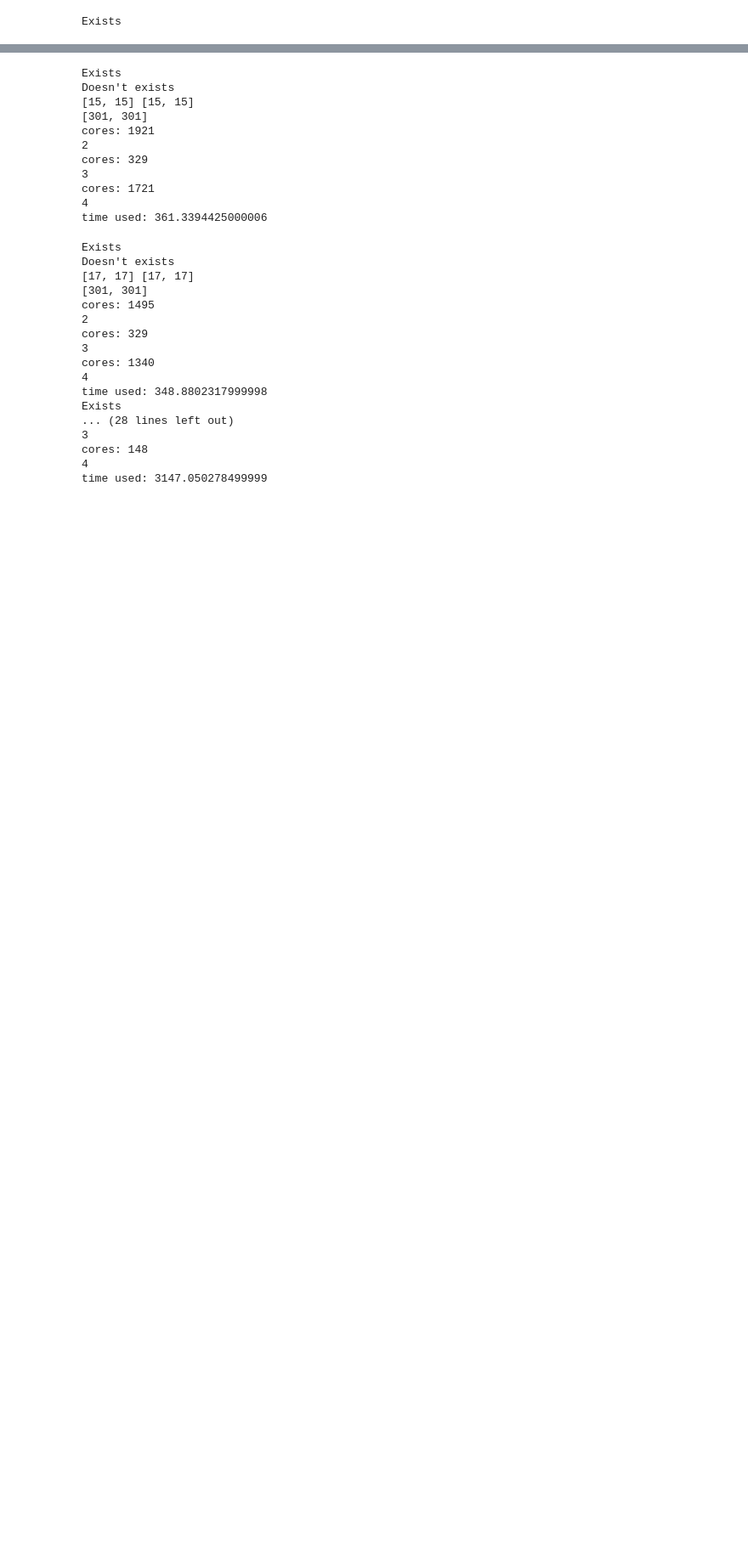
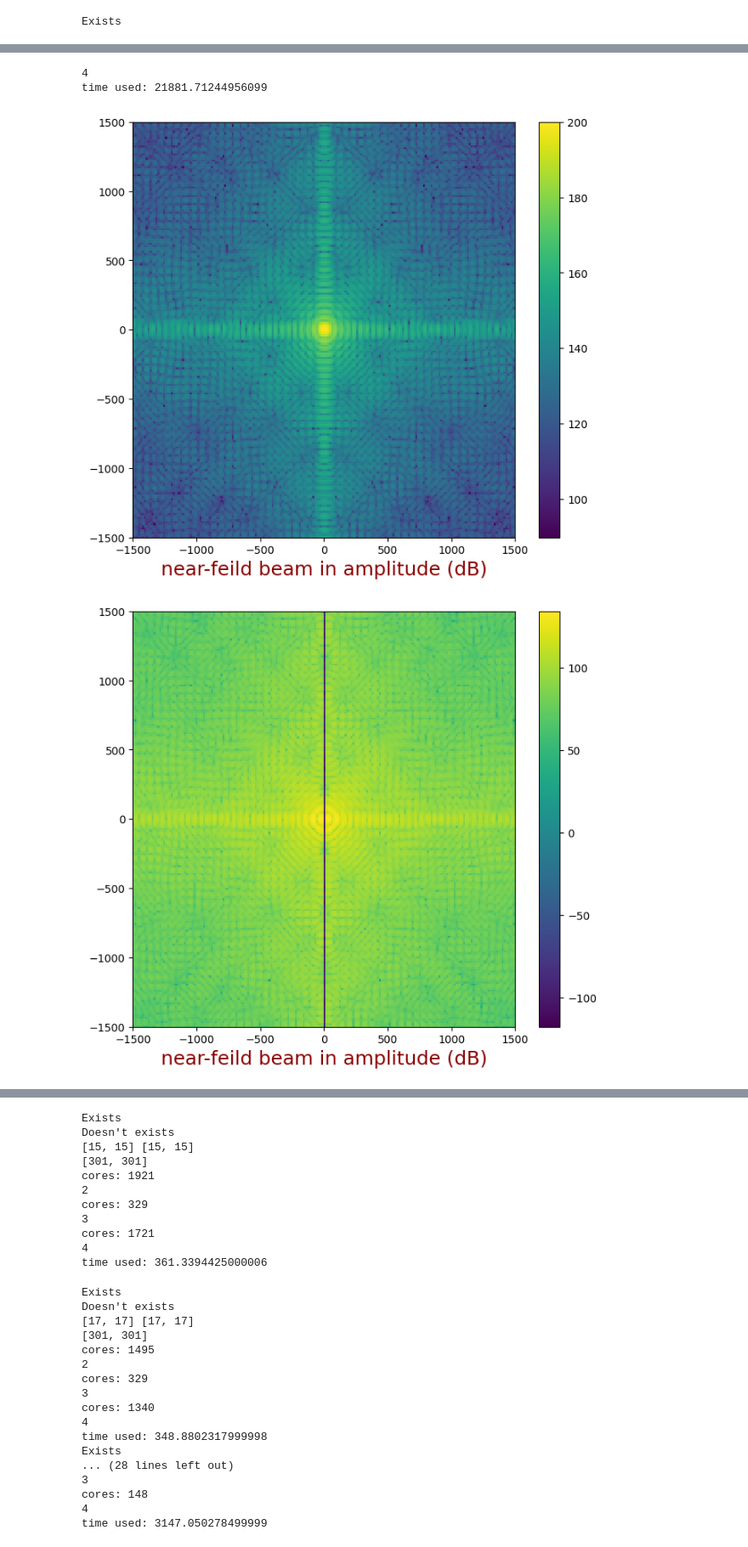
Before and after one commit to XiaodongRencologne/PO_test, a Jupyter notebook: Near_field_PO_calculation_GPU.ipynb, the cells around one changed output, grey strips where cells are left out. Shown at 85% size. Saved outputs shown, nothing was run; the diff lists cells and outputs as text; code cells hidden in the pictures; blank space fills up the shorter version.

```diff
--- a/Near_field_PO_calculation_GPU.ipynb
+++ b/Near_field_PO_calculation_GPU.ipynb
@@ -166,3 +166,11 @@ near_field(folder,Frequency,Ns=201,
             defocus = [0,0,705],
             M2_N=[101,101],M1_N=[101,101],
             fimag_N =[301,301],fimag_size =[1000*3,1000*3])
+# %%
+Frequency = 296
+
+near_field(folder,Frequency,Ns=201,
+            defocus = [0,0,705],
+            M2_N=[401,401],M1_N=[401,401],
+            fimag_N =[301,301],fimag_size =[1000,1000])
+# %% [output]
@@ -168,0 +185,4 @@ near_field(folder,Frequency,Ns=201,
+4
+time used: 21881.71244956099
+[figure, added]
+[figure, added]
```
Also changed, not shown: parts of 1 cell of this notebook, 16 other files.
